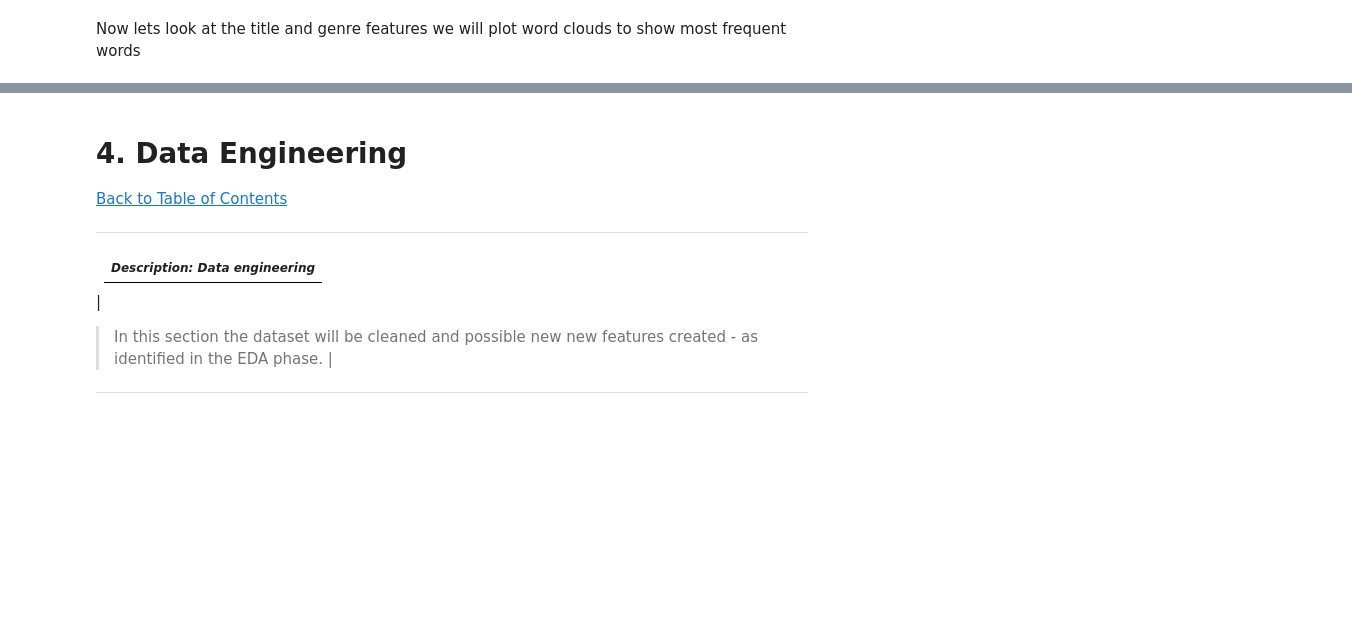
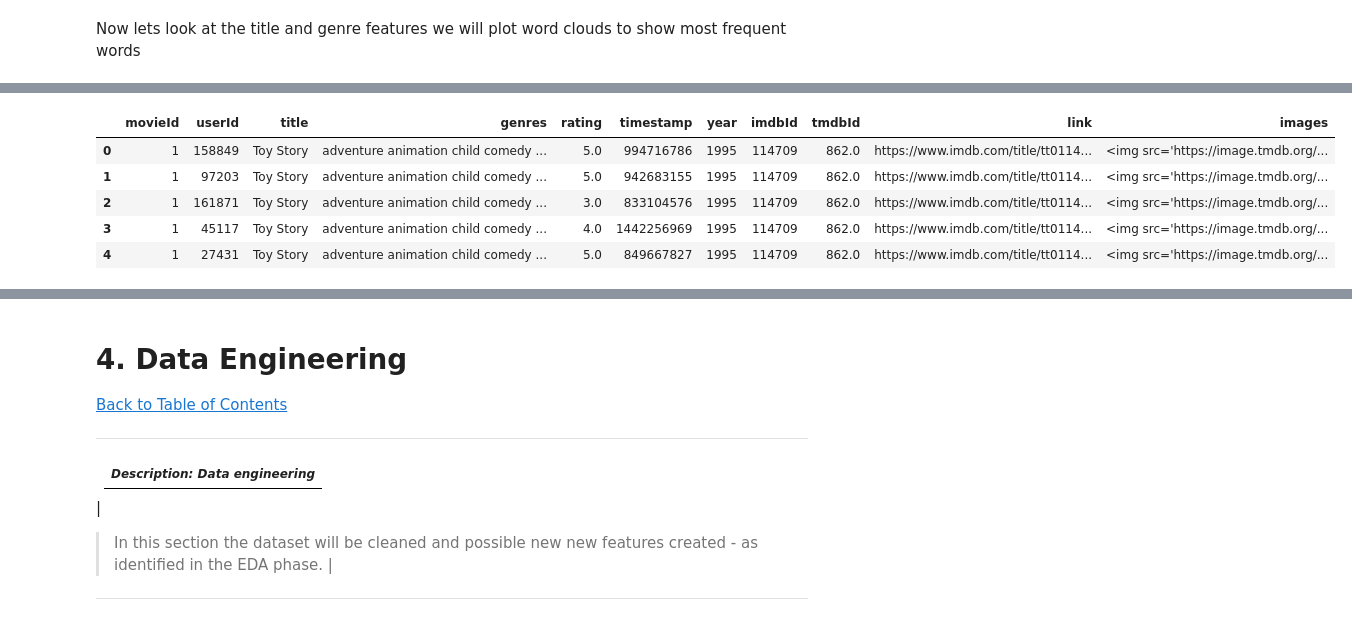
Before and after one commit to CaitMc/Team_ES2_Unsupervised_Predict, a Jupyter notebook: Team ES2 Unsupervised Predict.ipynb, the cells around one changed output, grey strips where cells are left out. Cells and saved outputs as stored; diff of their text form; code cells hidden in the pictures; blank space fills up the shorter version.

```diff
--- a/Team ES2 Unsupervised Predict.ipynb
+++ b/Team ES2 Unsupervised Predict.ipynb
@@ -602,0 +599,2 @@ plt.show()
+# %%
+df_link2 = pd.read_csv("Links2.csv")
@@ -602,0 +610,4 @@ plt.show()
+# %%
+df_link2['images'] = "<img src='" + df_link2['images'] + "' style='height:100px;'>"
+# %%
+df_link2 = df_link2.drop('Unnamed: 0',axis=1)
@@ -602,0 +623,11 @@ plt.show()
+# %%
+df_combined = pd.merge(df_movie_R,df_link2,on='movieId', how = 'inner')
+# %%
+df_combined.head()
+# %% [output]
+|  | movieId | userId | title | genres | rating | timestamp | year | imdbId | tmdbId | link | images |
+| 0 | 1 | 158849 | Toy Story | adventure animation child comedy ... | 5.0 | 994716786 | 1995 | 114709 | 862.0 | https://www.imdb.com/title/tt0114... | <img src='https://image.tmdb.org/... |
+| 1 | 1 | 97203 | Toy Story | adventure animation child comedy ... | 5.0 | 942683155 | 1995 | 114709 | 862.0 | https://www.imdb.com/title/tt0114... | <img src='https://image.tmdb.org/... |
+| 2 | 1 | 161871 | Toy Story | adventure animation child comedy ... | 3.0 | 833104576 | 1995 | 114709 | 862.0 | https://www.imdb.com/title/tt0114... | <img src='https://image.tmdb.org/... |
+| 3 | 1 | 45117 | Toy Story | adventure animation child comedy ... | 4.0 | 1442256969 | 1995 | 114709 | 862.0 | https://www.imdb.com/title/tt0114... | <img src='https://image.tmdb.org/... |
+| 4 | 1 | 27431 | Toy Story | adventure animation child comedy ... | 5.0 | 849667827 | 1995 | 114709 | 862.0 | https://www.imdb.com/title/tt0114... | <img src='https://image.tmdb.org/... |
```
Also changed, not shown: parts of 18 cells of this notebook.
